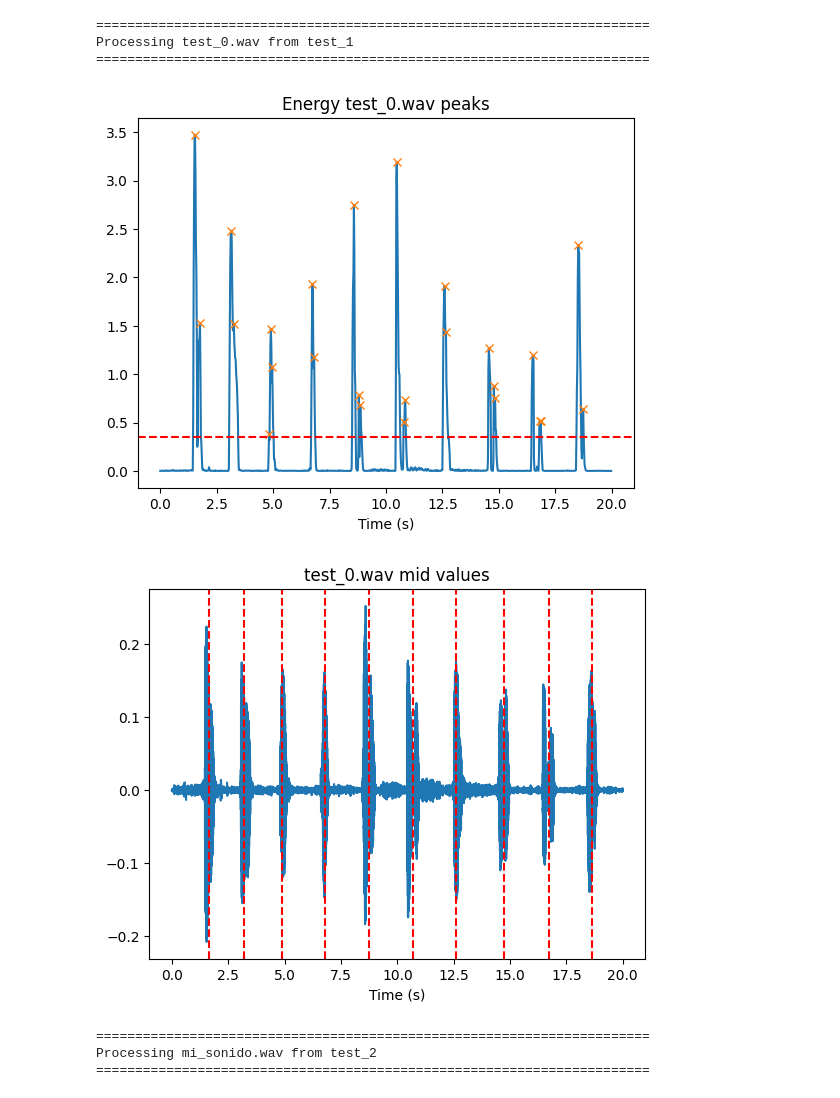
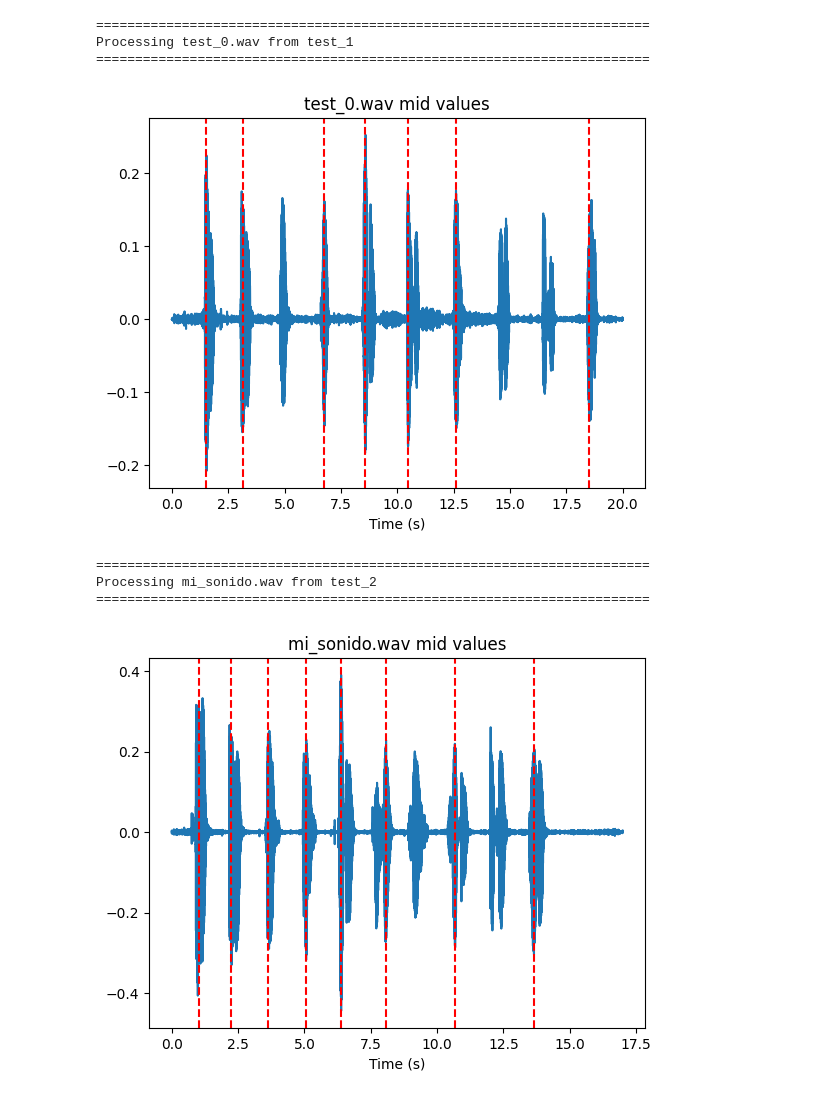
Before and after one commit to carlosedm10/joan-tds, a Jupyter notebook: pracs/segment_digits.ipynb, the cells around one changed output. Saved outputs shown, nothing was run; the diff lists cells and outputs as text; code cells hidden in the pictures.

Commit message:
adjusted incorrect energy threshold

```diff
--- a/pracs/segment_digits.ipynb
+++ b/pracs/segment_digits.ipynb
@@ -10,7 +10,7 @@ from scipy.signal import find_peaks
 
 TARGET_DIR = "segmented_digits/"
 AUDIO_DIR = "audios/"  # each person audios should be stored inside its own directory
-SPEECH_THRESHOLD = 0.5  # threshold to consider a frame as speech based on energy
+SPEECH_THRESHOLD = 0.05  # threshold to consider a frame as speech based on energy
 DISPERSION = 0.5  # minimum separation in seconds between two peaks to be considered different digits
 
 
@@ -97,13 +97,13 @@ for person_id, directory in enumerate(os.listdir(AUDIO_DIR)):
         energy_mid_values = np.array(energy_mid_values).astype(int)
         signal_mid_values = np.array(energy_mid_values / frames_fs)
 
-        plot_signal(
-            energy_frames,
-            frames_fs,
-            title=f"Energy {signal.file} peaks",
-            hlines=[SPEECH_THRESHOLD * np.max(energy_frames)],
-            peaks=energy_peaks,
-        )
+        # plot_signal(
+        #     energy_frames,
+        #     frames_fs,
+        #     title=f"Energy {signal.file} peaks",
+        #     hlines=[SPEECH_THRESHOLD * np.max(energy_frames)],
+        #     peaks=energy_peaks,
+        # )
 
         # plot_signal(
         #     energy_frames,
@@ -141,35 +141,35 @@ for person_id, directory in enumerate(os.listdir(AUDIO_DIR)):
             8: "ocho",
             9: "nueve",
         }
 
         empty_signal_duration = 0.5
         empty_signal_len = round(empty_signal_duration * signal.fs)
         empty_signal = np.zeros(empty_signal_len)
 
         for i, value in enumerate(signal_mid_values):
             speech_start = round((value - 0.5) * signal.fs)
             speech_end = round((value + 0.5) * signal.fs)
             speech = np.concatenate(
                 [empty_signal, signal.y[speech_start:speech_end], empty_signal]
             )
 
             digit_name = digits_name_dict[i]
             # plot_signal(speech, signal.fs, title=f"{signal.file} {digit_name}")
 
             digit_path = os.path.join(
                 TARGET_DIR, f"{digit_name}_{person_id + 1}_{record_id + 1}.wav"
             )
 
             if os.path.exists(digit_path):
                 os.remove(digit_path)
 
             # wav.write(digit_path, signal.fs, speech)
 # %% [output]
 =======================================================================
 Processing test_0.wav from test_1
 =======================================================================
-[figure, old version]
+[figure, new version]
+=======================================================================
+Processing mi_sonido.wav from test_2
+=======================================================================
-[figure, old version]
+[figure, new version]
-=======================================================================
-Processing mi_sonido.wav from test_2
-=======================================================================
```
Also changed, not shown: parts of 1 cell of this notebook, 1 other file.
